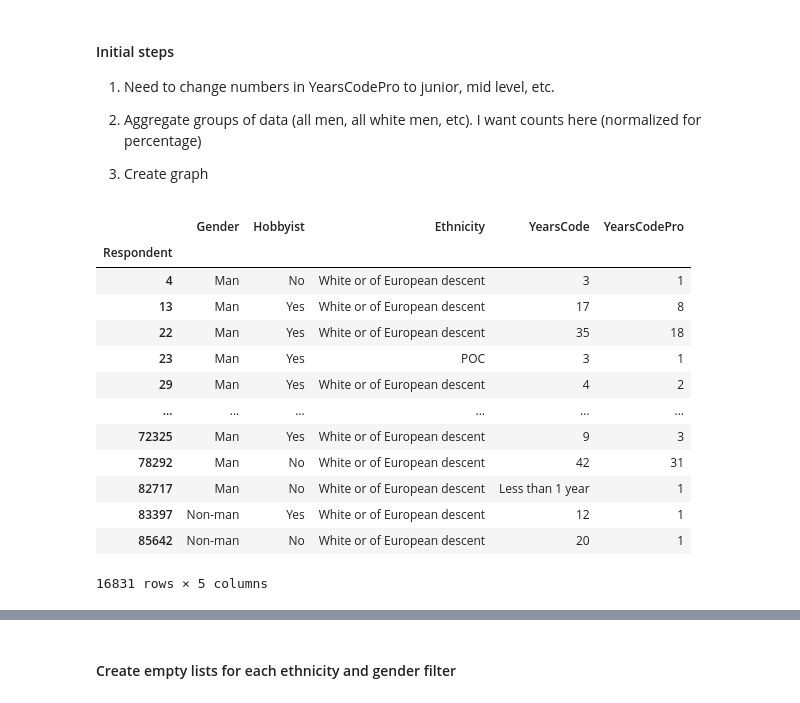
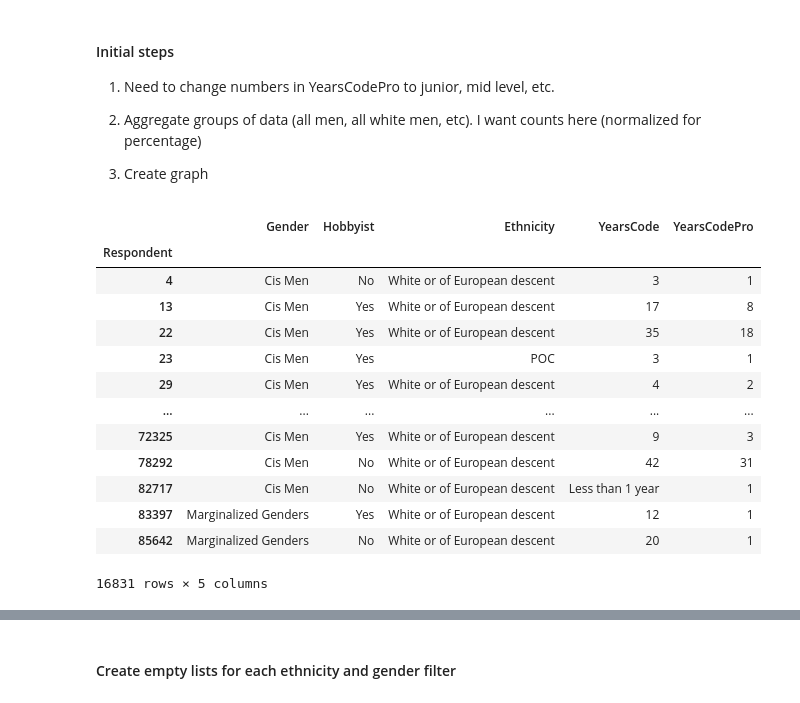
Before and after one commit to lanicesims/TIN_stack_overflow_public_survey_data, a Jupyter notebook: 2019_stackoverflow_data.ipynb, the cells around one changed output, grey strips where cells are left out. Saved outputs shown, nothing was run; the diff lists cells and outputs as text; code cells hidden in the pictures.

Commit message:
edited columns values and cleaned up unnecessary code cells

```diff
--- a/2019_stackoverflow_data.ipynb
+++ b/2019_stackoverflow_data.ipynb
@@ -41,7 +39,7 @@ data = pd.read_pickle("2019_filtered_data.pkl")
 3) Create graph
 # %%
 # data_df['Gender'].unique()
-list_gender_toreplace = ['Woman',
+list_gender_togroup = ['Woman',
        'Non-binary, genderqueer, or gender non-conforming',
        'Woman;Non-binary, genderqueer, or gender non-conforming',
        'Man;Non-binary, genderqueer, or gender non-conforming',
@@ -156,28 +154,27 @@ list_ethn_poc = ['Black or of African descent',
        'Middle Eastern;Native American, Pacific Islander, or Indigenous Australian;White or of European descent;Multiracial',
        'Black or of African descent;South Asian']
 # %%
-pd.set_option('display.max_rows', 1000)
-
 # there are a few strings in the values under YearsCodePro. Want to change this to an int
 data_df = data.replace({'YearsCodePro': 'Less than 1 year'}, 1)
 data_df = data_df.replace({'YearsCodePro':'More than 50 years'}, 51)
-data_df = data_df.replace(to_replace=list_gender_toreplace, value='Non-man')
+data_df = data_df.replace(to_replace="Man", value='Cis Men')
+data_df = data_df.replace(to_replace=list_gender_togroup, value='Marginalized Genders')
 data_df = data_df.replace(to_replace=list_ethn_poc, value='POC')
 data_df
 # %% [output]
 |  | Gender | Hobbyist | Ethnicity | YearsCode | YearsCodePro |
 | Respondent |  |  |  |  |  |
-| 4 | Man | No | White or of European descent | 3 | 1 |
-| 13 | Man | Yes | White or of European descent | 17 | 8 |
-| 22 | Man | Yes | White or of European descent | 35 | 18 |
-| 23 | Man | Yes | POC | 3 | 1 |
-| 29 | Man | Yes | White or of European descent | 4 | 2 |
+| 4 | Cis Men | No | White or of European descent | 3 | 1 |
+| 13 | Cis Men | Yes | White or of European descent | 17 | 8 |
+| 22 | Cis Men | Yes | White or of European descent | 35 | 18 |
+| 23 | Cis Men | Yes | POC | 3 | 1 |
+| 29 | Cis Men | Yes | White or of European descent | 4 | 2 |
 | ... | ... | ... | ... | ... | ... |
-| 72325 | Man | Yes | White or of European descent | 9 | 3 |
-| 78292 | Man | No | White or of European descent | 42 | 31 |
-| 82717 | Man | No | White or of European descent | Less than 1 year | 1 |
-| 83397 | Non-man | Yes | White or of European descent | 12 | 1 |
-| 85642 | Non-man | No | White or of European descent | 20 | 1 |
+| 72325 | Cis Men | Yes | White or of European descent | 9 | 3 |
+| 78292 | Cis Men | No | White or of European descent | 42 | 31 |
+| 82717 | Cis Men | No | White or of European descent | Less than 1 year | 1 |
+| 83397 | Marginalized Genders | Yes | White or of European descent | 12 | 1 |
+| 85642 | Marginalized Genders | No | White or of European descent | 20 | 1 |
 16831 rows × 5 columns
 # %%
 data_df['YearsCodePro'] = data_df['YearsCodePro'].astype(int)
```
Also changed, not shown: parts of 11 cells of this notebook.
